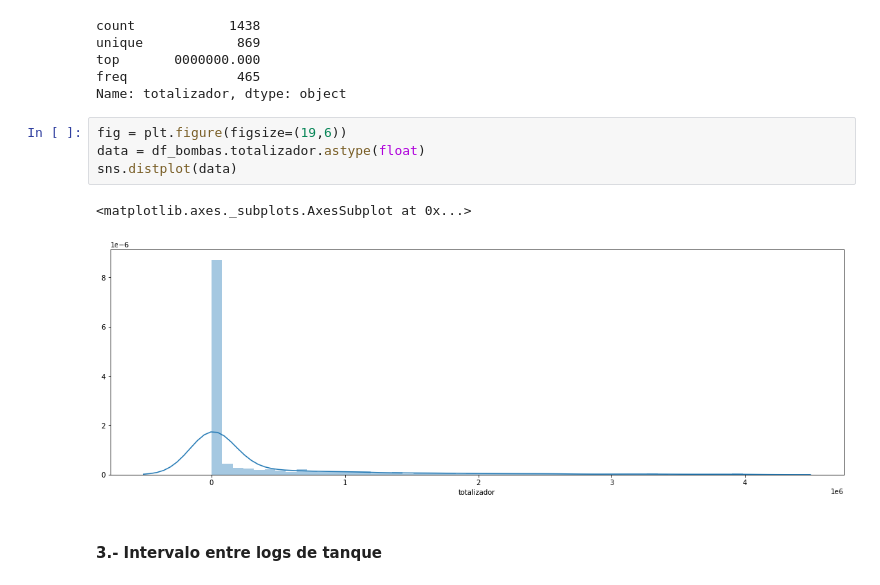
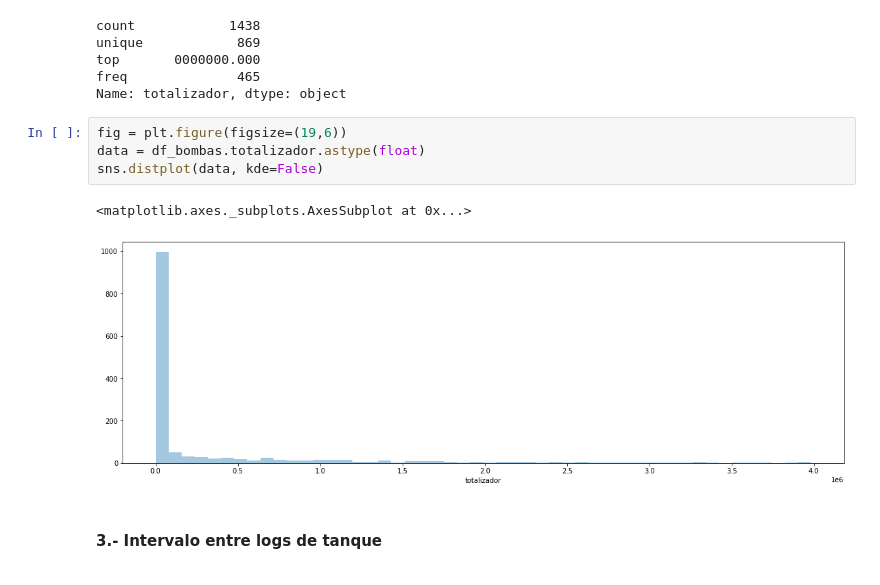
Before and after one commit to sauritlucas/MentoriaBiocombustible, a Jupyter notebook: Practico_de_Analisis_y_Visualizacion_copia.ipynb, the cells around one changed output. Drawn from its saved outputs; the diff is of its cells as text.

```diff
--- a/Practico_de_Analisis_y_Visualizacion_copia.ipynb
+++ b/Practico_de_Analisis_y_Visualizacion_copia.ipynb
@@ -566,10 +592,10 @@ Name: totalizador, dtype: object
 # %%
 fig = plt.figure(figsize=(19,6))
 data = df_bombas.totalizador.astype(float)
-sns.distplot(data)
+sns.distplot(data, kde=False)
 # %% [output]
 <matplotlib.axes._subplots.AxesSubplot at 0x...>
-[figure, old version]
+[figure, new version]
 # %% [markdown]
 #### 3.- Intervalo entre logs de tanque
 # %%
```
Also changed, not shown: parts of 23 cells of this notebook.
